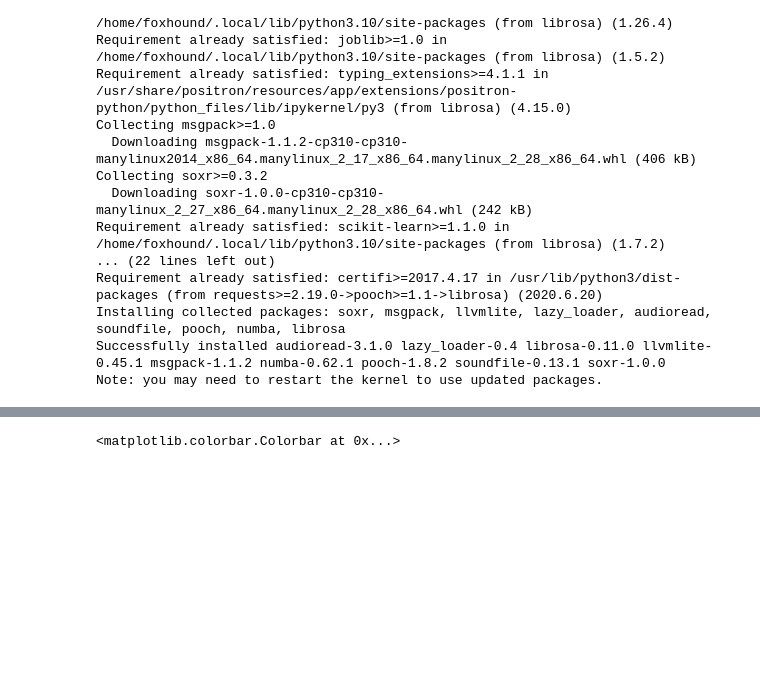
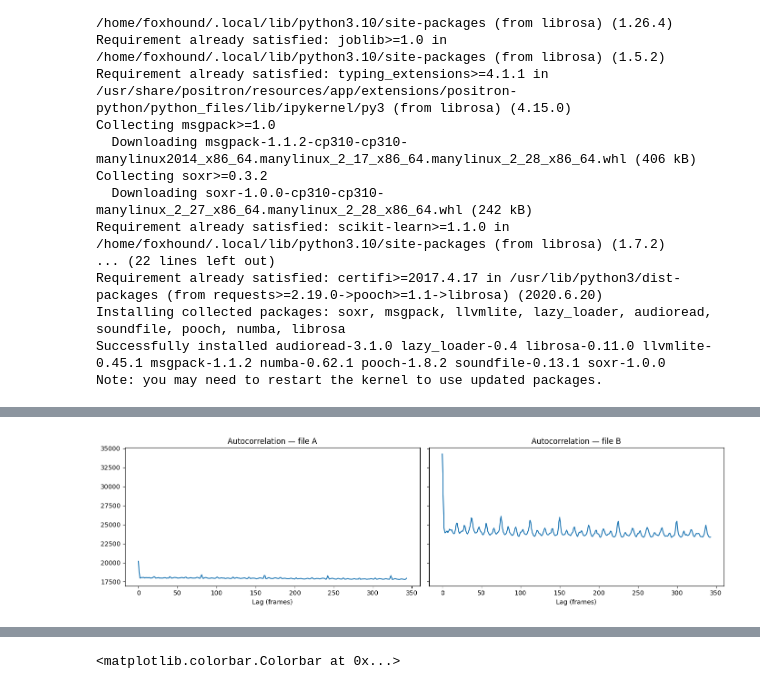
Before and after one commit to oddmayo/audio-analysis, a Jupyter notebook: librosa-testing.ipynb, the cells around one changed output, grey strips where cells are left out. Drawn from its saved outputs; the diff is of its cells as text; code cells hidden in the pictures; blank space fills up the shorter version.

Commit message:
autocorrelation understood

```diff
--- a/librosa-testing.ipynb
+++ b/librosa-testing.ipynb
@@ -90,0 +154,22 @@ tempo
+# %%
+# compute autocorrelations (keeps variables distinct)
+hop_length = 512
+
+odf1 = librosa.onset.onset_strength(y=y,  sr=sr,  hop_length=hop_length)
+ac1  = librosa.autocorrelate(odf1, max_size=4 * sr // hop_length)
+
+odf2 = librosa.onset.onset_strength(y=y2, sr=sr2, hop_length=hop_length)
+ac2  = librosa.autocorrelate(odf2, max_size=4 * sr2 // hop_length)
+
+# plot side-by-side
+import matplotlib.pyplot as plt
+
+fig, axes = plt.subplots(1, 2, figsize=(14, 4), sharey=True)
+axes[0].plot(ac1)
+axes[0].set(title='Autocorrelation — file A', xlabel='Lag (frames)')
+axes[1].plot(ac2)
+axes[1].set(title='Autocorrelation — file B', xlabel='Lag (frames)')
+
+fig.tight_layout()
+# %% [output]
+[figure, added]
```
Also changed, not shown: parts of 27 cells of this notebook, 2 other files.
